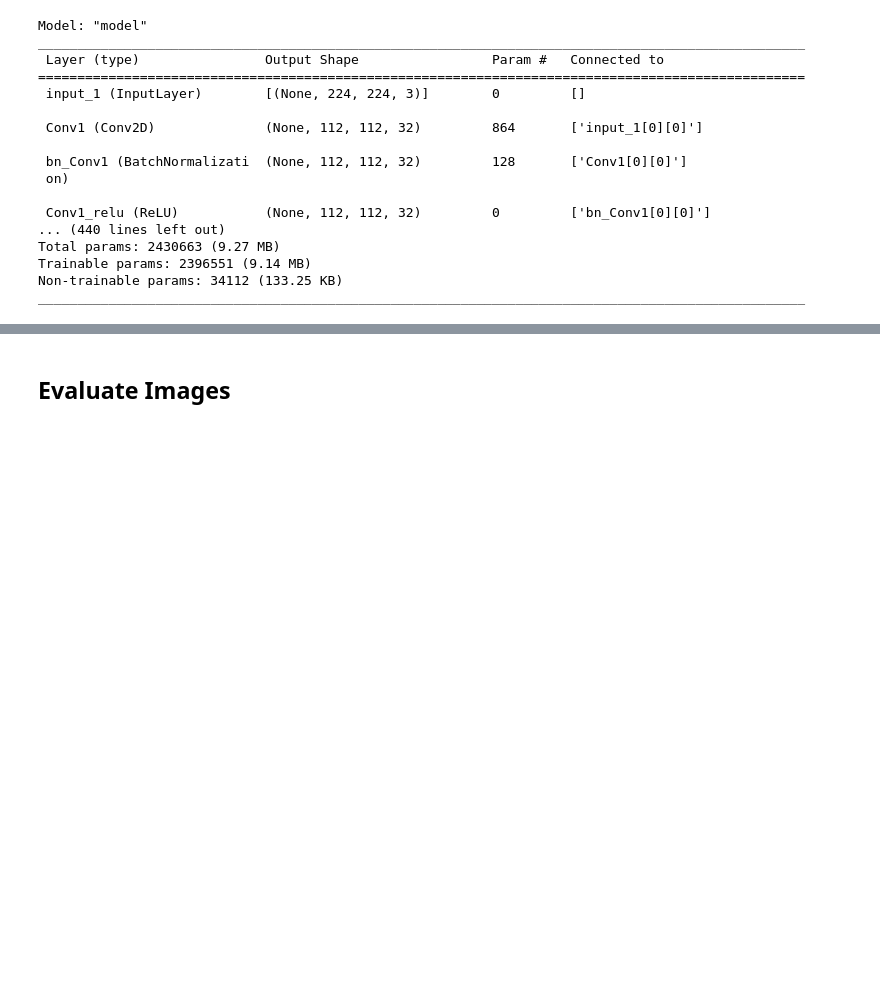
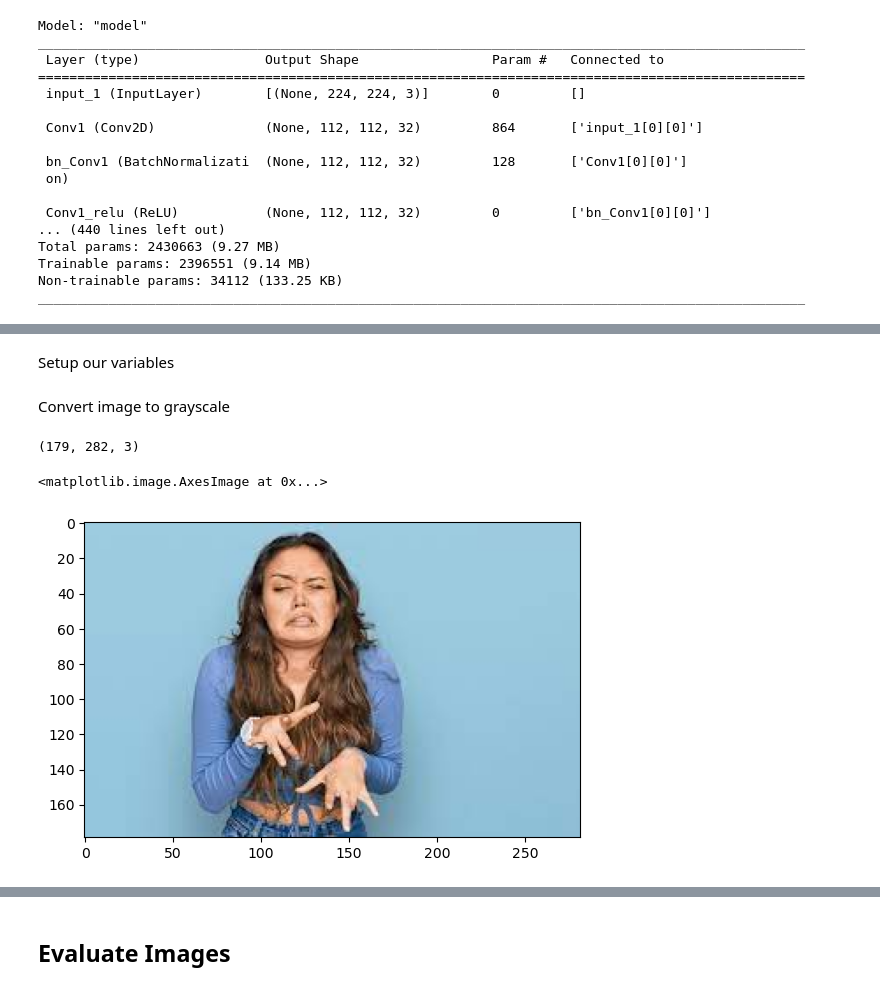
Before and after one commit to Serena-Smart-Home-Smart-Wellbeing/serena-emotion-detector, a Jupyter notebook: training/trainer/evaluate.ipynb, the cells around one changed output, grey strips where cells are left out. Drawn from its saved outputs; the diff is of its cells as text; code cells hidden in the pictures; blank space fills up the shorter version.

```diff
--- a/training/trainer/evaluate.ipynb
+++ b/training/trainer/evaluate.ipynb
@@ -38,0 +46,2 @@ ________________________________________________________________________________
+# %% [markdown]
+Setup our variables
@@ -38,0 +58,11 @@ ________________________________________________________________________________
+# %% [markdown]
+Convert image to grayscale
+# %%
+example_image_path = os.path.join(test_image_folder, "disgust.jpg")
+example_image = cv2.imread(example_image_path)
+print(example_image.shape)
+plt.imshow(cv2.cvtColor(example_image, cv2.COLOR_BGR2RGB))
+# %% [output]
+(179, 282, 3)
+<matplotlib.image.AxesImage at 0x...>
+[figure, added]
```
Also changed, not shown: parts of 17 cells of this notebook, 1 other file.
